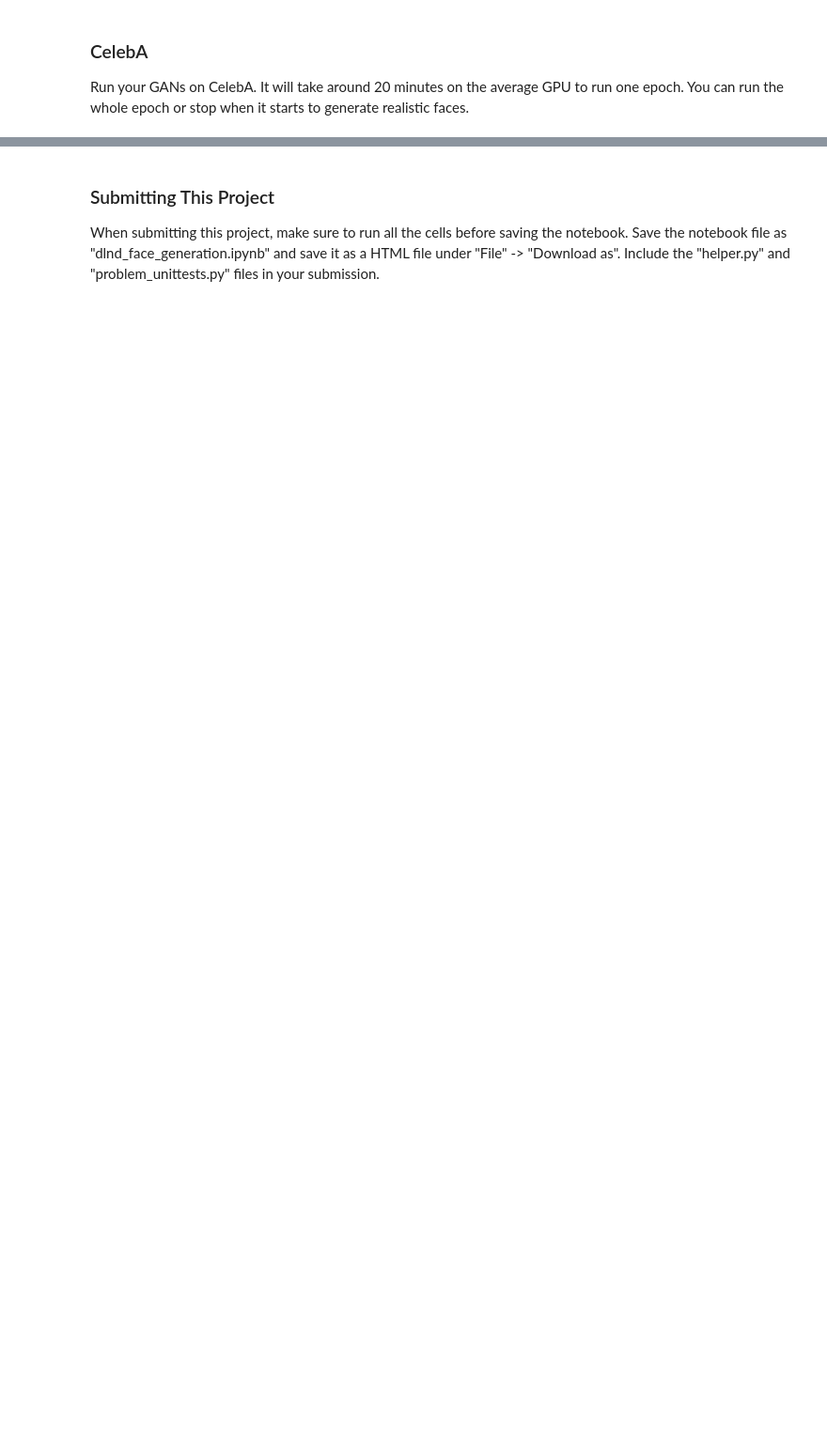
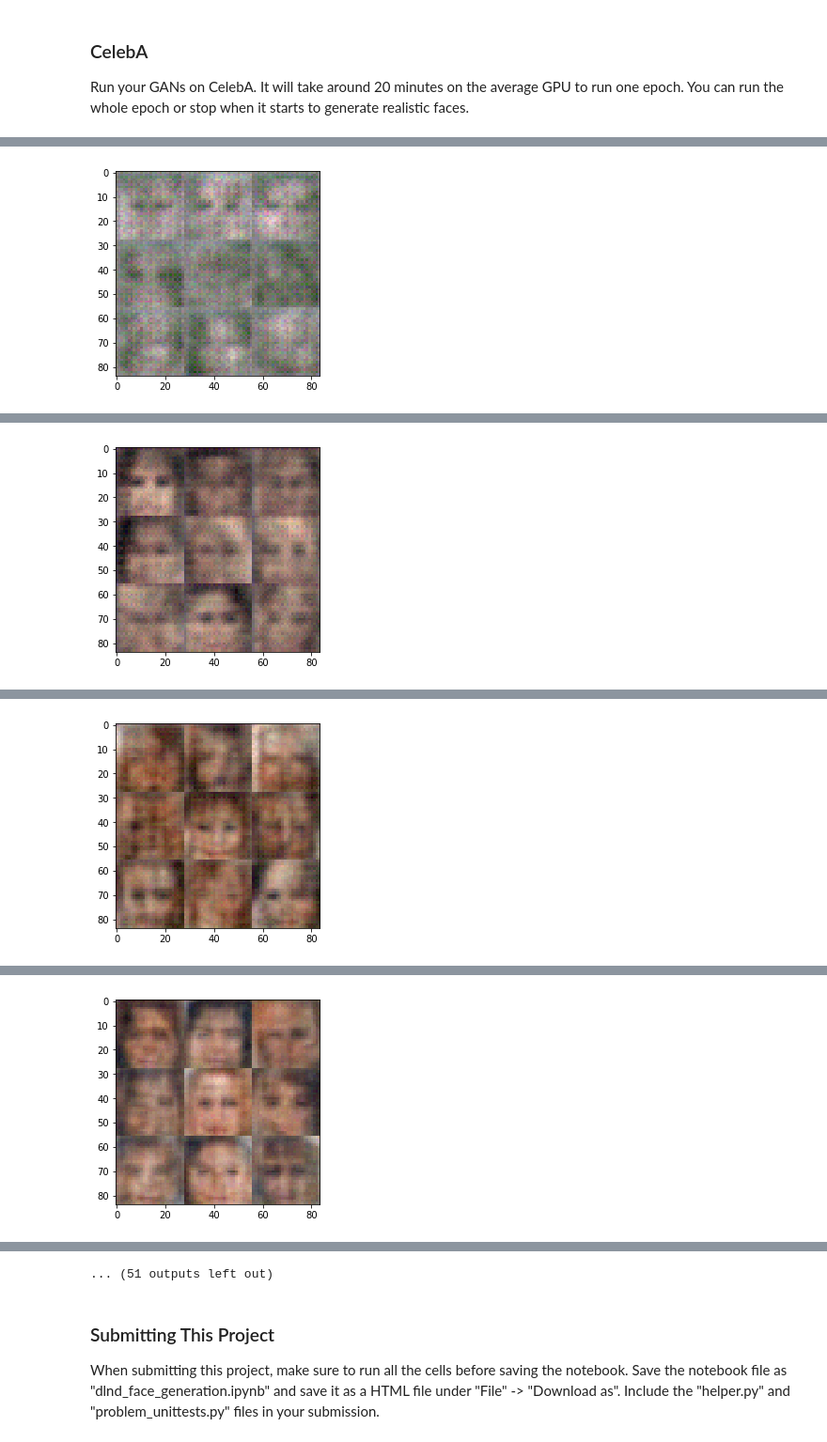
Before and after one commit to sekharvariam/Courses, a Jupyter notebook: Udacity Deep Learning/face_generation/dlnd_face_generation.ipynb, the cells around one changed output, grey strips where cells are left out. Shown at 94% size. Saved outputs shown, nothing was run; the diff lists cells and outputs as text; code cells hidden in the pictures; blank space fills up the shorter version.

```diff
--- a/Udacity Deep Learning/face_generation/dlnd_face_generation.ipynb
+++ b/Udacity Deep Learning/face_generation/dlnd_face_generation.ipynb
@@ -446,10 +453,11 @@ Epoch 1/2... Discriminator Loss: 0.1819... Generator Loss: 2.3356
 ### CelebA
 Run your GANs on CelebA.  It will take around 20 minutes on the average GPU to run one epoch.  You can run the whole epoch or stop when it starts to generate realistic faces.
 # %%
-batch_size = None
-z_dim = None
-learning_rate = None
-beta1 = None
+batch_size = 64
+z_dim = 3136
+learning_rate = 0.001
+beta1 = 0.5
+
 
 
 """
@@ -461,3 +469,4 @@ celeba_dataset = helper.Dataset('celeba', glob(os.path.join(data_dir, 'img_align
 with tf.Graph().as_default():
     train(epochs, batch_size, z_dim, learning_rate, beta1, celeba_dataset.get_batches,
           celeba_dataset.shape, celeba_dataset.image_mode)
+# %% [output]
@@ -463,0 +483 @@ with tf.Graph().as_default():
+[figure, added]
@@ -463,0 +494 @@ with tf.Graph().as_default():
+[figure, added]
@@ -463,0 +505 @@ with tf.Graph().as_default():
+[figure, added]
@@ -463,0 +516 @@ with tf.Graph().as_default():
+[figure, added]
@@ -464,3 +539,4 @@ with tf.Graph().as_default():
+... (51 outputs left out)
 # %% [markdown]
 ### Submitting This Project
 When submitting this project, make sure to run all the cells before saving the notebook. Save the notebook file as "dlnd_face_generation.ipynb" and save it as a HTML file under "File" -> "Download as". Include the "helper.py" and "problem_unittests.py" files in your submission.
```
Also changed, not shown: parts of 5 cells of this notebook, 1 other file.
